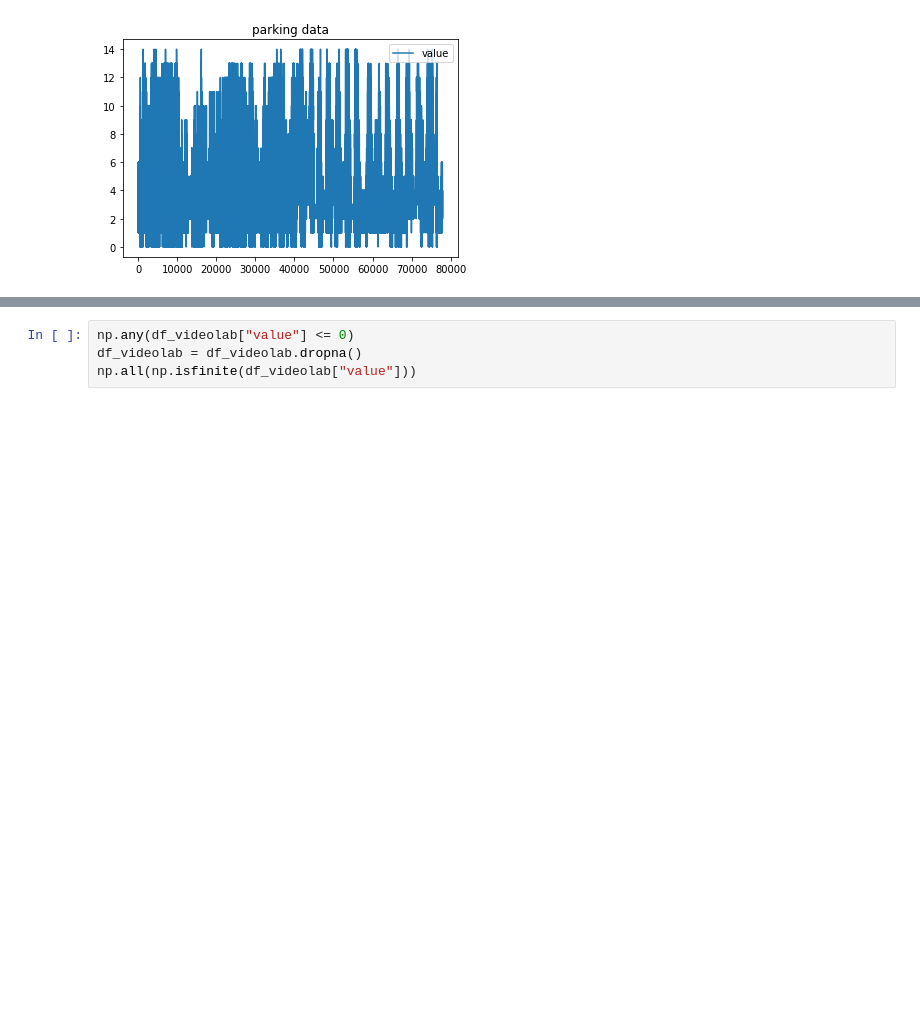
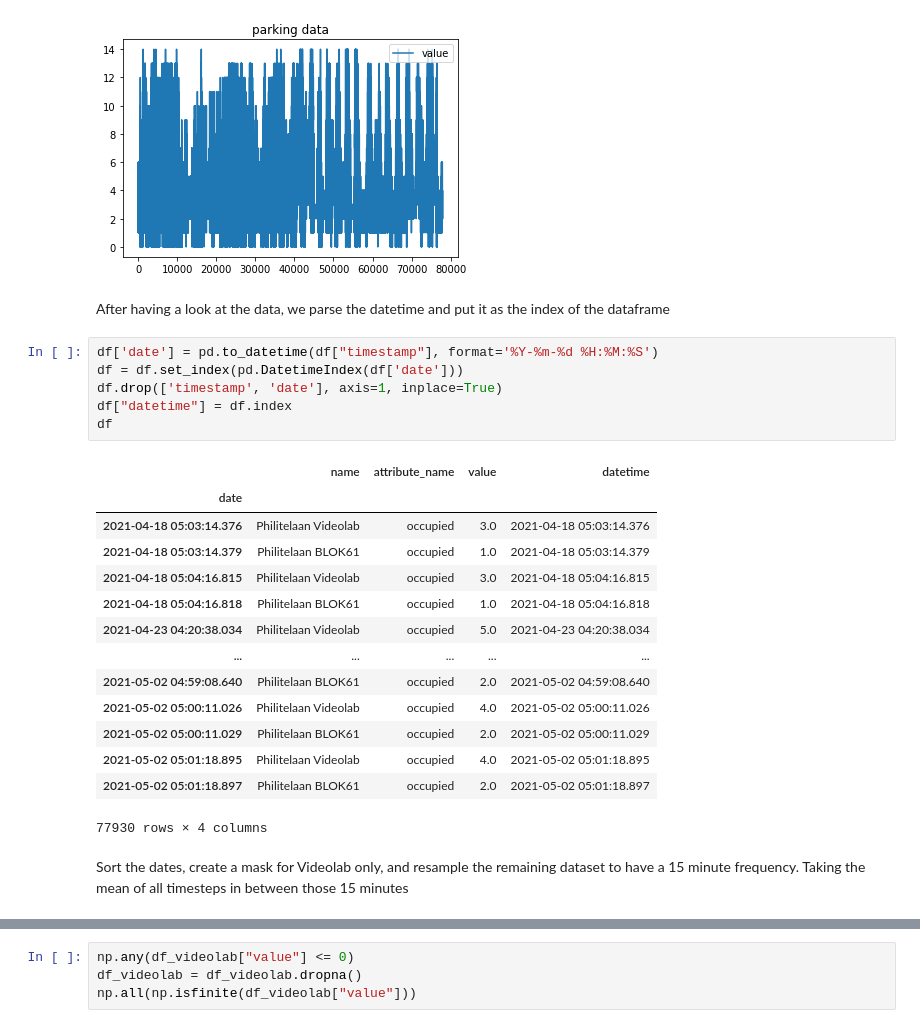
Before and after one commit to Niekvandam/OpenRemote-Series, a Jupyter notebook: holt_winters_2.ipynb, the cells around one changed output, grey strips where cells are left out. Drawn from its saved outputs; the diff is of its cells as text; blank space fills up the shorter version.

```diff
--- a/holt_winters_2.ipynb
+++ b/holt_winters_2.ipynb
@@ -36,4 +38,29 @@ df[['value']].plot(title='parking data')
 4  2021-04-23 04:20:38.034  Philitelaan Videolab       occupied    5.0
 <AxesSubplot:title={'center':'parking data'}>
 [figure]
+# %% [markdown]
+After having a look at the data, we parse the datetime and put it as the index of the dataframe
+# %%
+df['date'] = pd.to_datetime(df["timestamp"], format='%Y-%m-%d %H:%M:%S')
+df = df.set_index(pd.DatetimeIndex(df['date']))
+df.drop(['timestamp', 'date'], axis=1, inplace=True)
+df["datetime"] = df.index
+df
+# %% [output]
+|  | name | attribute_name | value | datetime |
+| date |  |  |  |  |
+| 2021-04-18 05:03:14.376 | Philitelaan Videolab | occupied | 3.0 | 2021-04-18 05:03:14.376 |
+| 2021-04-18 05:03:14.379 | Philitelaan BLOK61 | occupied | 1.0 | 2021-04-18 05:03:14.379 |
+| 2021-04-18 05:04:16.815 | Philitelaan Videolab | occupied | 3.0 | 2021-04-18 05:04:16.815 |
+| 2021-04-18 05:04:16.818 | Philitelaan BLOK61 | occupied | 1.0 | 2021-04-18 05:04:16.818 |
+| 2021-04-23 04:20:38.034 | Philitelaan Videolab | occupied | 5.0 | 2021-04-23 04:20:38.034 |
+| ... | ... | ... | ... | ... |
+| 2021-05-02 04:59:08.640 | Philitelaan BLOK61 | occupied | 2.0 | 2021-05-02 04:59:08.640 |
+| 2021-05-02 05:00:11.026 | Philitelaan Videolab | occupied | 4.0 | 2021-05-02 05:00:11.026 |
+| 2021-05-02 05:00:11.029 | Philitelaan BLOK61 | occupied | 2.0 | 2021-05-02 05:00:11.029 |
+| 2021-05-02 05:01:18.895 | Philitelaan Videolab | occupied | 4.0 | 2021-05-02 05:01:18.895 |
+| 2021-05-02 05:01:18.897 | Philitelaan BLOK61 | occupied | 2.0 | 2021-05-02 05:01:18.897 |
+77930 rows × 4 columns
+# %% [markdown]
+Sort the dates, create a mask for Videolab only, and resample the remaining dataset to have a 15 minute frequency. Taking the mean of all timesteps in between those 15 minutes
 # %%
```
Also changed, not shown: parts of 13 cells of this notebook.
